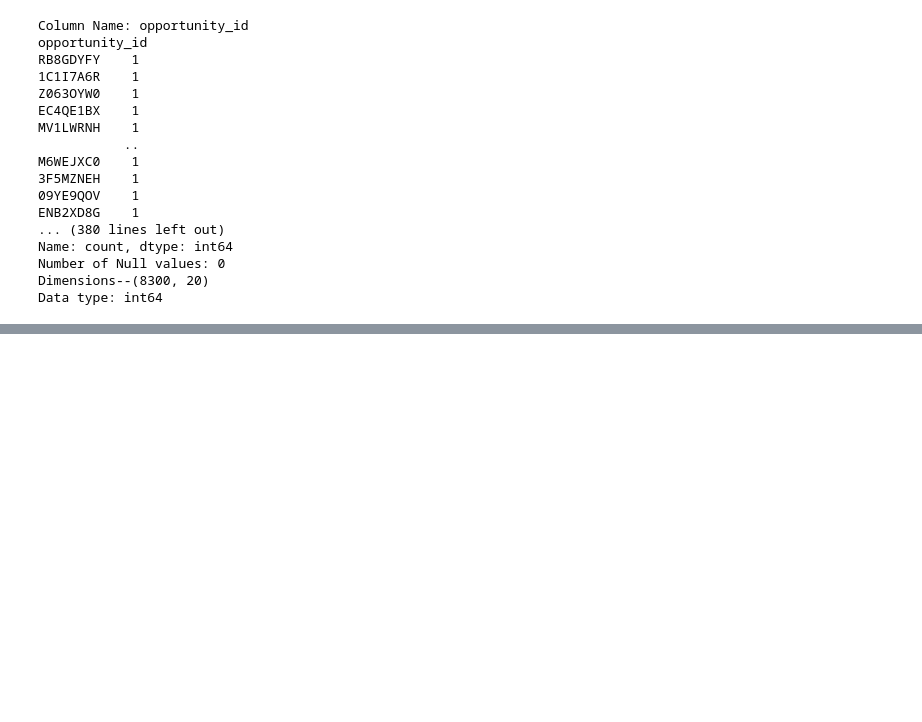
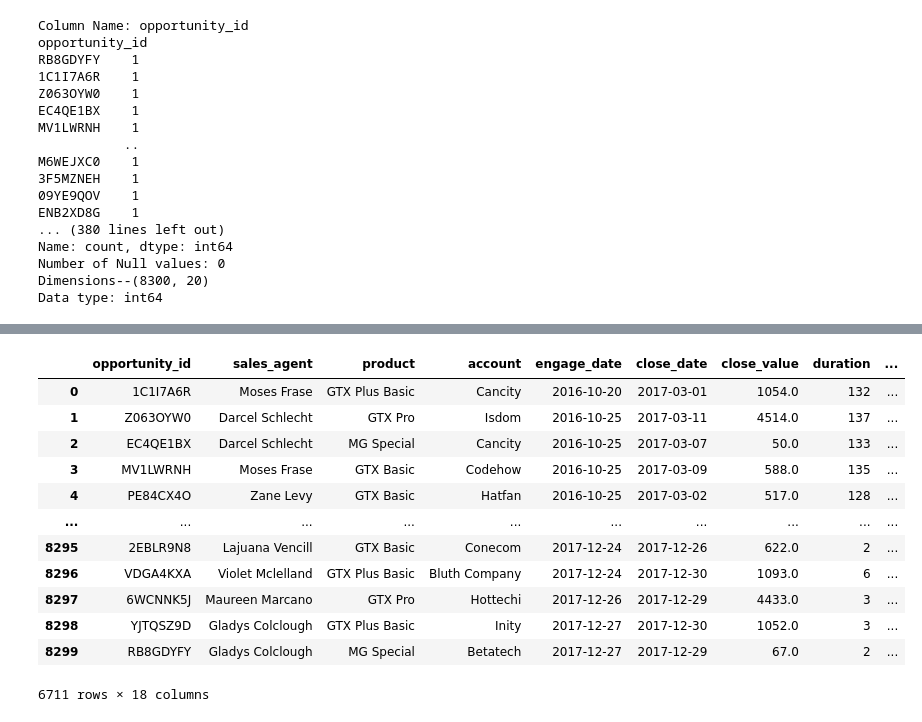
Before and after one commit to SuyogPatgave/Python_Codes-Projects, a Jupyter notebook: CRM_Project.ipynb, the cells around one changed output, grey strips where cells are left out. Cells and saved outputs as stored; diff of their text form; code cells hidden in the pictures; blank space fills up the shorter version.

```diff
--- a/CRM_Project.ipynb
+++ b/CRM_Project.ipynb
@@ -1905,0 +1997,30 @@ Data type: int64
+# %%
+#Testing and Training Data Split
+
+### Assigning predictors and output variables
+
+import numpy as np
+from sklearn.model_selection import train_test_split
+
+ml_predictor = won_lost_ml_label.drop(['deal_stage'], axis=1)
+ml_output = won_lost_ml_label['deal_stage']
+
+X, y = ml_predictor, ml_output
+
+#X_train, X_test, y_train, y_test = train_test_split(X, y, test_size= 0.33)
+# %%
+ml_predictor
+# %% [output]
+|  | opportunity_id | sales_agent | product | account | engage_date | close_date | close_value | duration | ... |
+| 0 | 1C1I7A6R | Moses Frase | GTX Plus Basic | Cancity | 2016-10-20 | 2017-03-01 | 1054.0 | 132 | ... |
+| 1 | Z063OYW0 | Darcel Schlecht | GTX Pro | Isdom | 2016-10-25 | 2017-03-11 | 4514.0 | 137 | ... |
+| 2 | EC4QE1BX | Darcel Schlecht | MG Special | Cancity | 2016-10-25 | 2017-03-07 | 50.0 | 133 | ... |
+| 3 | MV1LWRNH | Moses Frase | GTX Basic | Codehow | 2016-10-25 | 2017-03-09 | 588.0 | 135 | ... |
+| 4 | PE84CX4O | Zane Levy | GTX Basic | Hatfan | 2016-10-25 | 2017-03-02 | 517.0 | 128 | ... |
+| ... | ... | ... | ... | ... | ... | ... | ... | ... | ... |
+| 8295 | 2EBLR9N8 | Lajuana Vencill | GTX Basic | Conecom | 2017-12-24 | 2017-12-26 | 622.0 | 2 | ... |
+| 8296 | VDGA4KXA | Violet Mclelland | GTX Plus Basic | Bluth Company | 2017-12-24 | 2017-12-30 | 1093.0 | 6 | ... |
+| 8297 | 6WCNNK5J | Maureen Marcano | GTX Pro | Hottechi | 2017-12-26 | 2017-12-29 | 4433.0 | 3 | ... |
+| 8298 | YJTQSZ9D | Gladys Colclough | GTX Plus Basic | Inity | 2017-12-27 | 2017-12-30 | 1052.0 | 3 | ... |
+| 8299 | RB8GDYFY | Gladys Colclough | MG Special | Betatech | 2017-12-27 | 2017-12-29 | 67.0 | 2 | ... |
+6711 rows × 18 columns
```
Also changed, not shown: parts of 22 cells of this notebook.
